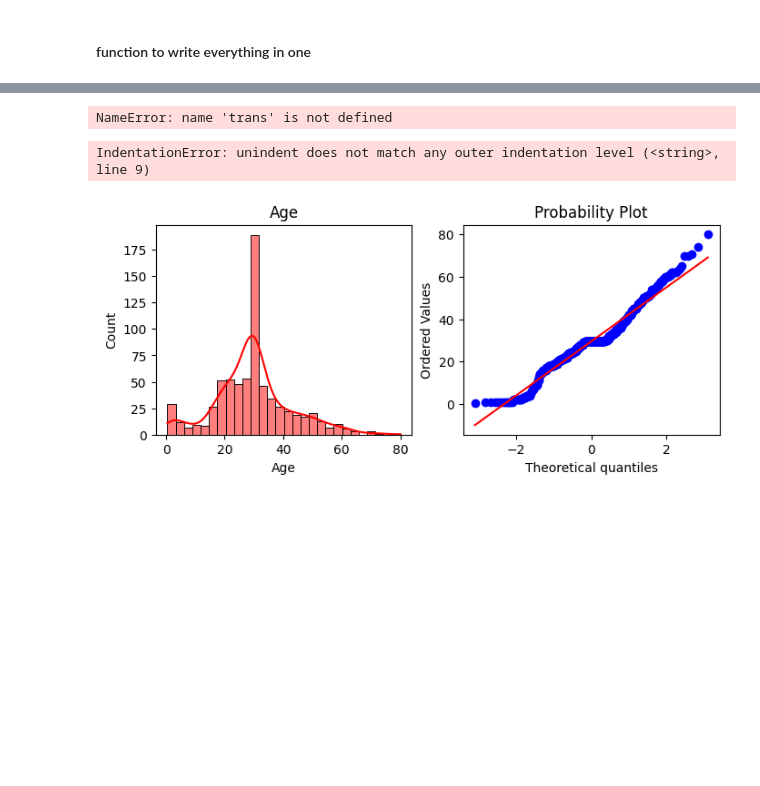
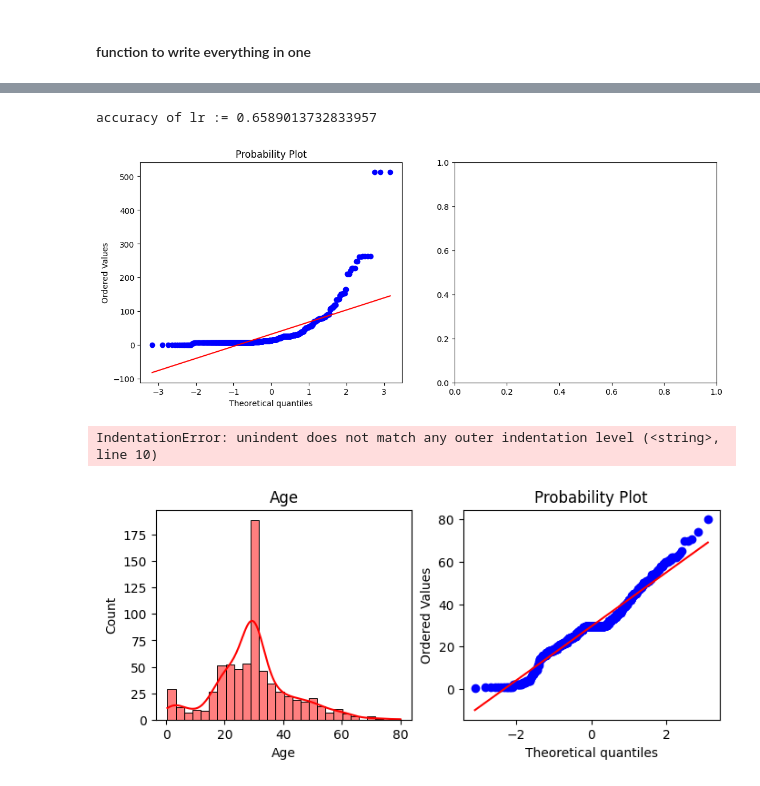
Before and after one commit to Ganesh20000/Machine-Learning, a Jupyter notebook: day-30/function_trans.ipynb, the cells around one changed output, grey strips where cells are left out. Drawn from its saved outputs; the diff is of its cells as text; code cells hidden in the pictures; blank space fills up the shorter version.

```diff
--- a/day-30/function_trans.ipynb
+++ b/day-30/function_trans.ipynb
@@ -17,7 +17,7 @@ from sklearn.model_selection import train_test_split
 import warnings
 warnings.filterwarnings('ignore')
 # %%
-df= pd.read_csv(r"train (1).csv",usecols=['Age','Fare','Survived'])
+df= pd.read_csv(r"titanic.csv",usecols=['Age','Fare','Survived'])
 # %%
 df
 # %% [output]
@@ -206,9 +237,9 @@ de 0.6543570536828963
 # %%
 def fun(trans):
-    X = df[['Fare']]
-    Y =df[['Survived']]
+    X =df.iloc[:,1:3]
+    Y=df.iloc[:,0]
 
-    function= ColumnTransformer([ ('log',FunctionTransformer(function=np.log1p),['Fare'])],remainder='passthrough')
+    function= ColumnTransformer([ ('log',FunctionTransformer(trans),['Fare'])],remainder='passthrough')
 
     x_transform= function.fit_transform(X)
 
@@ -221,17 +252,18 @@ def fun(trans):
     fig, (ax1,ax2)= plt.subplots(ncols=2,figsize=(13,5))
     stats.probplot(X['Fare'],dist='norm',plot=ax1)
     plt.show()
+    ax1.set_title("x_fare")
     ax1.set_title("before")
 
-    stats.probplot(x_transform['Fare'],dist='norm',plot=ax2)
+    stats.probplot(x_transform[:,0],dist='norm',plot=ax2)
     plt.show()
     ax2.set_title("after")
-
-
-
-fun(trans)
-# %% [output]
-NameError: name 'trans' is not defined
+# %%
+
+fun(lambda x:x)
+# %% [output]
+accuracy of lr := 0.6589013732833957
+[figure, added]
 # %%
 def fun(trans):
     # Features and target
@@ -299,7 +331,7 @@ def fun(df):
 
 fun(lambda x:x**2)
 # %% [output]
-IndentationError: unindent does not match any outer indentation level (<string>, line 9)
+IndentationError: unindent does not match any outer indentation level (<string>, line 10)
 # %%
 for col in x_train.columns:
     fig, (ax1,ax2)= plt.subplots(ncols=2,figsize=(8,3))
```
Also changed, not shown: parts of 7 cells of this notebook, 13 other files.
